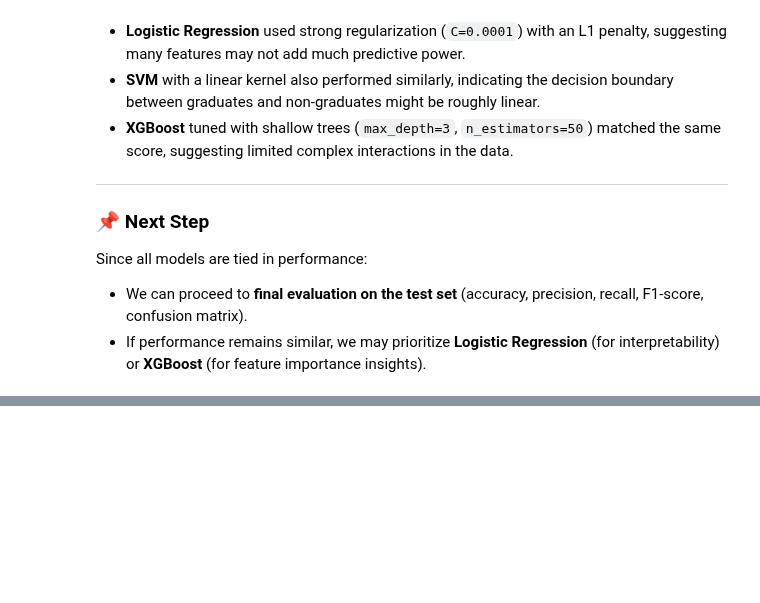
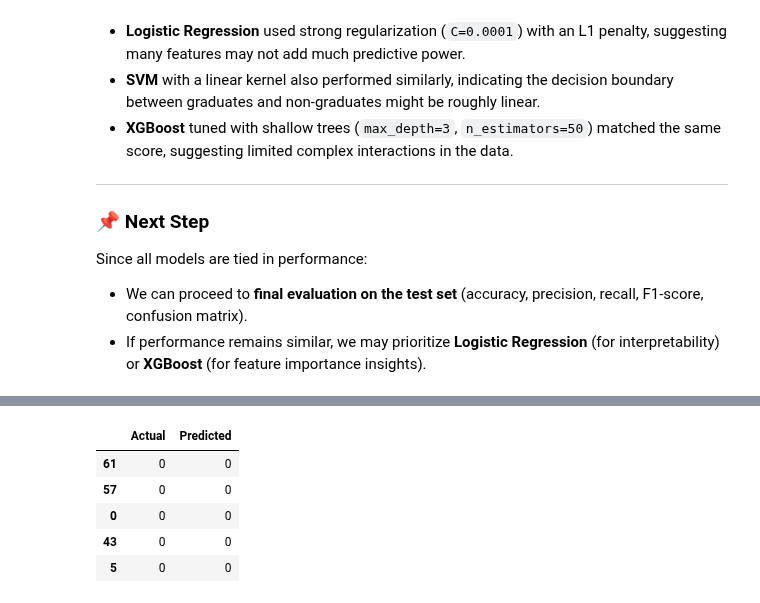
Before and after one commit to J-Kimani/DS, a Jupyter notebook: Projects/Data Proficiency Project/Data Proficiency Project.ipynb, the cells around one changed output, grey strips where cells are left out. Cells and saved outputs as stored; diff of their text form; code cells hidden in the pictures; blank space fills up the shorter version.

```diff
--- a/Projects/Data Proficiency Project/Data Proficiency Project.ipynb
+++ b/Projects/Data Proficiency Project/Data Proficiency Project.ipynb
@@ -2004,0 +2027,13 @@ Since all models are tied in performance:
+# %%
+log_reg = LogisticRegression(C=0.0001, max_iter= 500, penalty='l1', solver='liblinear')
+log_reg.fit(X_train, y_train)
+y_pred_log = log_reg.predict(X_test)
+comp = pd.DataFrame({'Actual': y_test, 'Predicted': y_pred_log})
+comp.head()
+# %% [output]
+|  | Actual | Predicted |
+| 61 | 0 | 0 |
+| 57 | 0 | 0 |
+| 0 | 0 | 0 |
+| 43 | 0 | 0 |
+| 5 | 0 | 0 |
```
Also changed, not shown: parts of 11 cells of this notebook, 1 other file.
